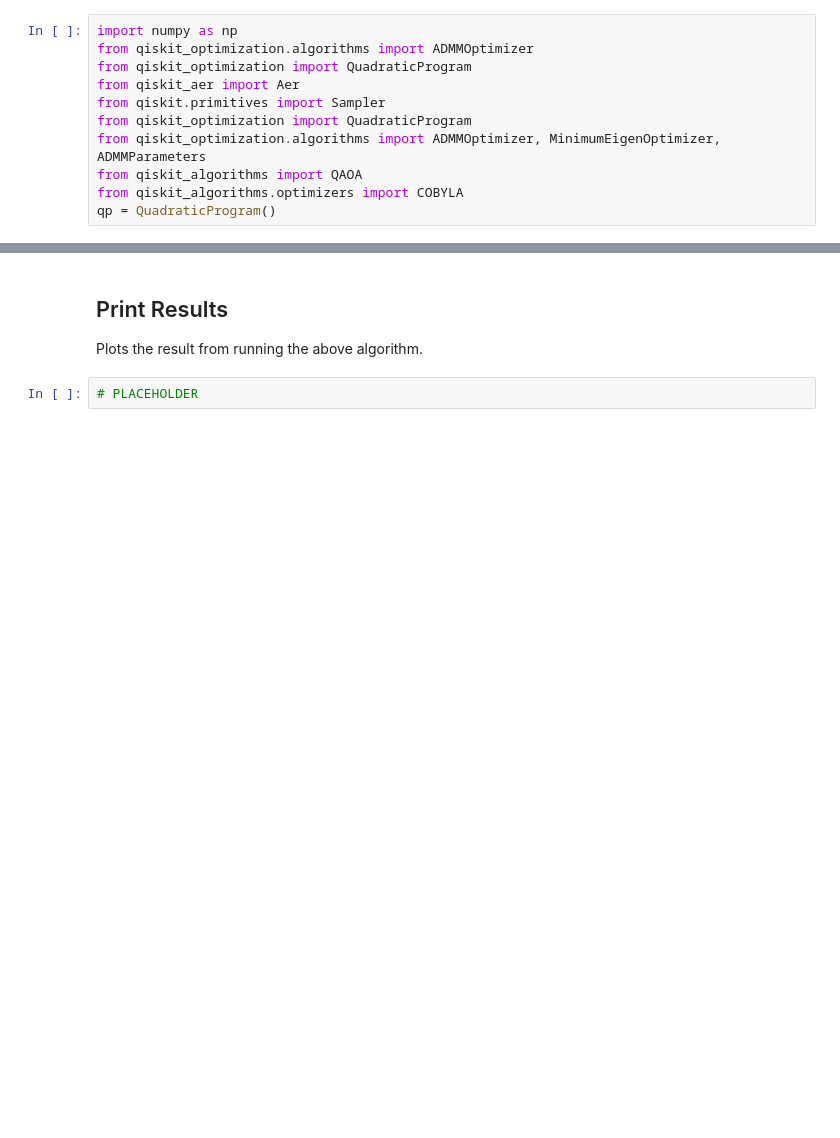
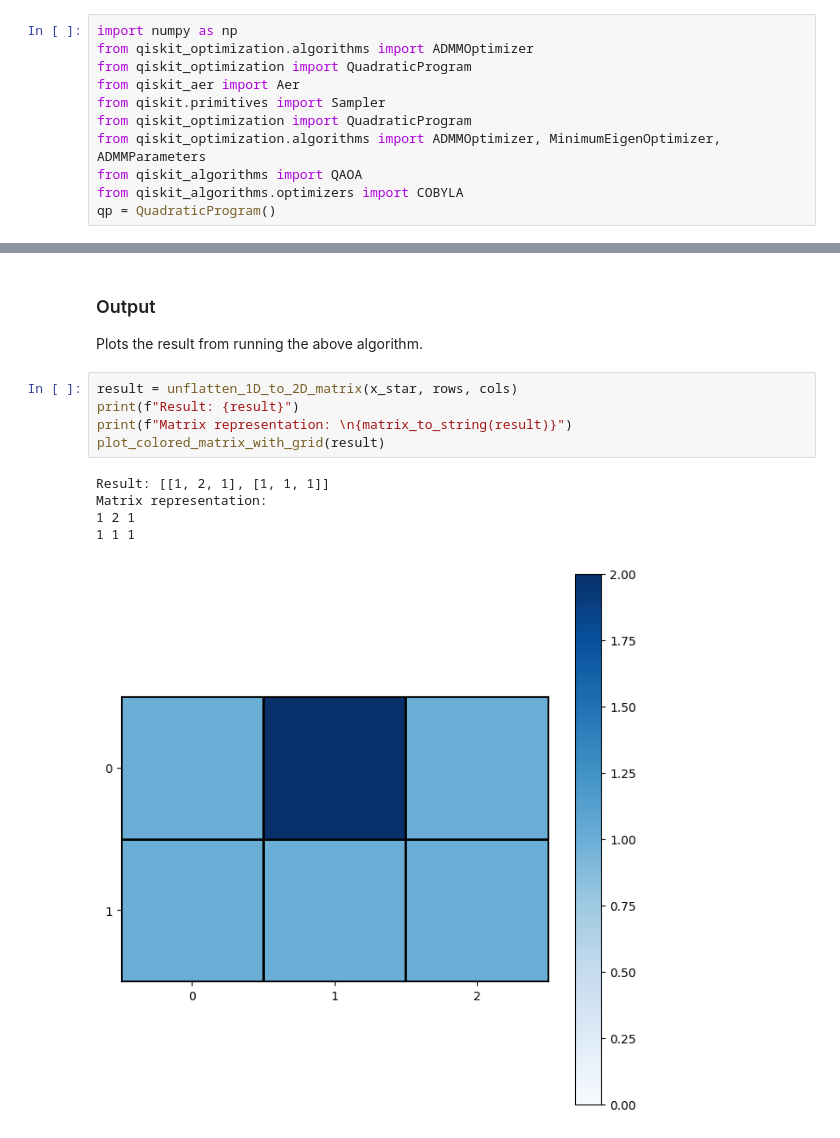
Before and after one commit to MilesMoosavi/crossmap, a Jupyter notebook: crossmap-code.ipynb, the cells around one changed output, grey strips where cells are left out. Cells and saved outputs as stored; diff of their text form; blank space fills up the shorter version.

```diff
--- a/crossmap-code.ipynb
+++ b/crossmap-code.ipynb
@@ -215,5 +376,14 @@ print(admm_optimizer)
 # %% [markdown]
-## Print Results
+### Output
 Plots the result from running the above algorithm.
-# %%
-# PLACEHOLDER
+# %%
+result = unflatten_1D_to_2D_matrix(x_star, rows, cols)
+print(f"Result: {result}")
+print(f"Matrix representation: \n{matrix_to_string(result)}")
+plot_colored_matrix_with_grid(result)
+# %% [output]
+Result: [[1, 2, 1], [1, 1, 1]]
+Matrix representation:
+1 2 1
+1 1 1
+[figure, added]
```
Also changed, not shown: parts of 18 cells of this notebook.
